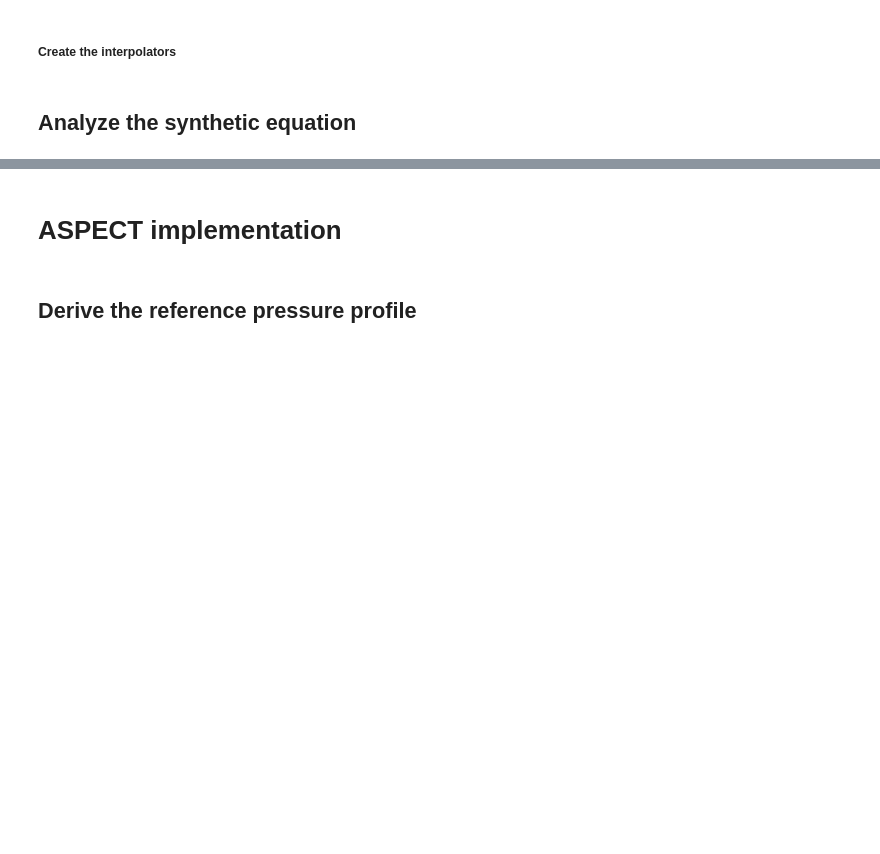
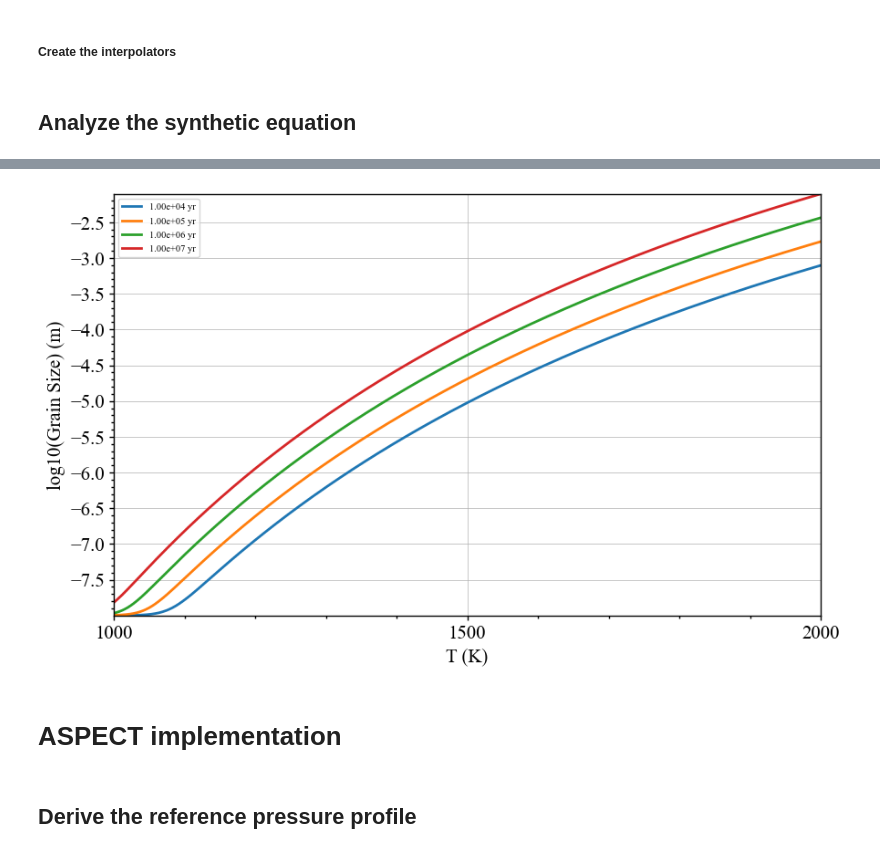
Before and after one commit to lhy11009/HaMaGeoLib, a Jupyter notebook: notebooks/research/haoyuan_metastable_subduction/MOW.ipynb, the cells around one changed output, grey strips where cells are left out. Cells and saved outputs as stored; diff of their text form; code cells hidden in the pictures; blank space fills up the shorter version.

```diff
--- a/notebooks/research/haoyuan_metastable_subduction/MOW.ipynb
+++ b/notebooks/research/haoyuan_metastable_subduction/MOW.ipynb
@@ -5024,0 +5147,96 @@ if create_and_run_ggrowth_case and create_and_run_ggrowth_case_plot_loop_steps:
+# %%
+if analyze_grain_growth_synthetic:
+
+    P = 14e9 # Pa
+    initial_grain_size = 1e-8
+    t_max_array = [1e4*year, 1e5*year, 1e6 * year, 1e7 * year]
+
+    Ts = np.linspace(1000.0, 2000.0, 1000) # K
+
+    grain_size_array = []
+    for i, t_max in enumerate(t_max_array):
+        grain_sizes = gModel.grain_size_at_time(initial_grain_size, t_max, P, Ts)
+        grain_size_array.append(grain_sizes)
+# %%
+if analyze_grain_growth_synthetic:
+
+    from matplotlib import rcdefaults
+    from matplotlib.ticker import MultipleLocator
+
+    # Retrieve the default color cycle
+    default_colors = [color['color'] for color in plt.rcParams['axes.prop_cycle']]
+
+    # Example usage
+    # Rule of thumbs:
+    # 1. Set the limit to something like 5.0, 10.0 or 50.0, 100.0
+    # 2. Set five major ticks for each axis
+    scaling_factor = 1.0  # scale factor of plot
+    font_scaling_multiplier = 1.5 # extra scaling multiplier for font
+    legend_font_scaling_multiplier = 0.5
+    line_width_scaling_multiplier = 2.0 # extra scaling multiplier for lines
+
+    n_minor_ticks = 4  # number of minor ticks between two major ones
+
+    # scale the matplotlib params
+    plot_helper.scale_matplotlib_params(scaling_factor, font_scaling_multiplier=font_scaling_multiplier,\
+                            legend_font_scaling_multiplier=legend_font_scaling_multiplier,
+                            line_width_scaling_multiplier=line_width_scaling_multiplier)
+
+    # Update font settings for compatibility with publishing tools like Illustrator.
+    plt.rcParams.update({
+        'font.family': 'Times New Roman',
+        'pdf.fonttype': 42,
+        'ps.fonttype': 42
+    })
+
+    fig, ax = plt.subplots(figsize=(10, 6))
+
+    min_log_grain_sizes = None; max_log_grain_sizes = None
+    for i, t_max in enumerate(t_max_array):
+        grain_sizes = grain_size_array[i]
+        log_grain_sizes = np.log10(grain_sizes)
+
+        if i == 0:
+            min_log_grain_sizes = np.min(log_grain_sizes)
+            max_log_grain_sizes = np.max(log_grain_sizes)
+        else:
+            min_log_grain_sizes = min(min_log_grain_sizes, np.min(log_grain_sizes))
+            max_log_grain_sizes = max(max_log_grain_sizes, np.max(log_grain_sizes))
+
+        ax.plot(Ts, log_grain_sizes, color=default_colors[i], label="%.2e yr" % (t_max/year))
+
+    x_lim = [np.min(Ts), np.max(Ts)]
+    x_tick_interval = 500.0
+    y_min = np.floor(np.min(log_grain_sizes)/0.1) * 0.1; y_max = np.ceil(np.max(log_grain_sizes)/0.1) * 0.1
+    y_lim = [min_log_grain_sizes, max_log_grain_sizes]
+    y_tick_interval = 0.5
+    n_minor_ticks = 4
+
+    ax.set_xlim(x_lim)
+    ax.set_ylim(y_lim)
+
+    ax.xaxis.set_major_locator(MultipleLocator(x_tick_interval))
+    ax.xaxis.set_minor_locator(MultipleLocator(x_tick_interval/(n_minor_ticks+1)))
+    ax.yaxis.set_major_locator(MultipleLocator(y_tick_interval))
+    ax.yaxis.set_minor_locator(MultipleLocator(y_tick_interval/(n_minor_ticks+1)))
+
+    ax.grid()
+    ax.legend()
+
+    ax.set_xlabel("T (K)")
+    ax.set_ylabel("log10(Grain Size) (m)")
+
+    for spine in ax.spines.values():
+        # Adjust spine thickness for this plot
+        spine.set_linewidth(0.5 * scaling_factor * line_width_scaling_multiplier)
+
+
+    fig_path = os.path.join(img_dir, "T_analysis_%s_ig%.2e" % (use_kinetics, initial_grain_size))
+    fig.savefig(fig_path + ".png")
+    print("Saved figure %s" % (fig_path + ".png"))
+    fig.savefig(fig_path + ".pdf")
+    print("Saved figure %s" % (fig_path + ".pdf"))
+
+    # Reset rcParams to defaults
+    rcdefaults()
+# %% [output]
@@ -5025,3 +5245,4 @@ if create_and_run_ggrowth_case and create_and_run_ggrowth_case_plot_loop_steps:
+[figure, added]
 # %% [markdown]
 # ASPECT implementation
 # %% [markdown]
```
Also changed, not shown: parts of 13 cells of this notebook, 1 other file.
